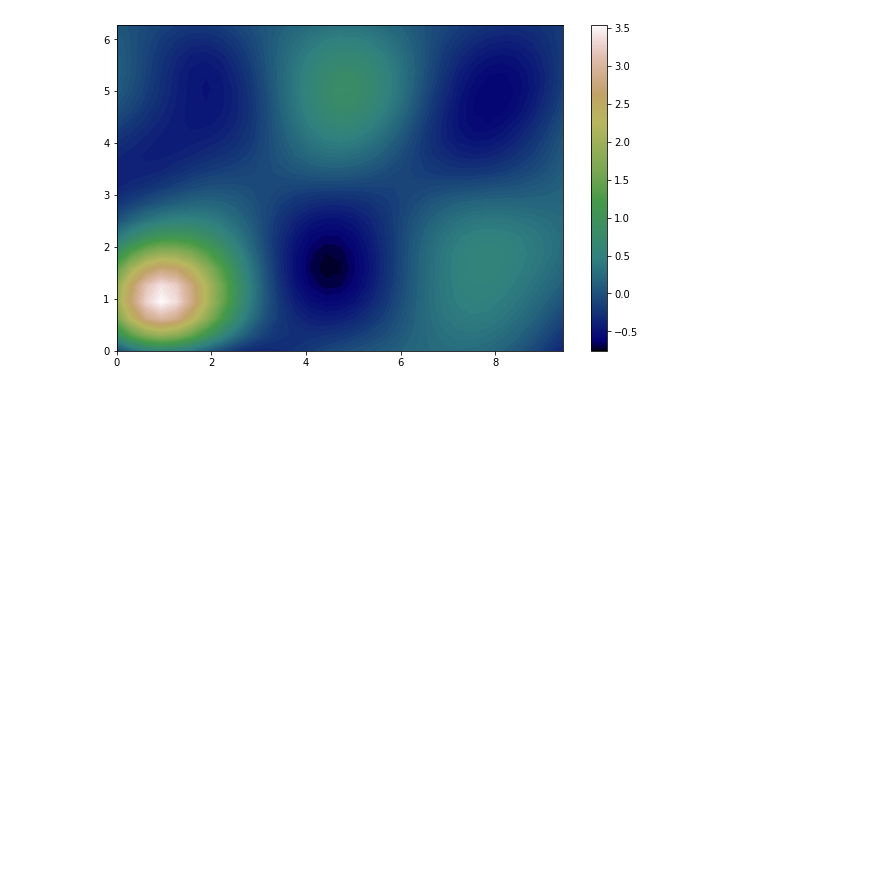
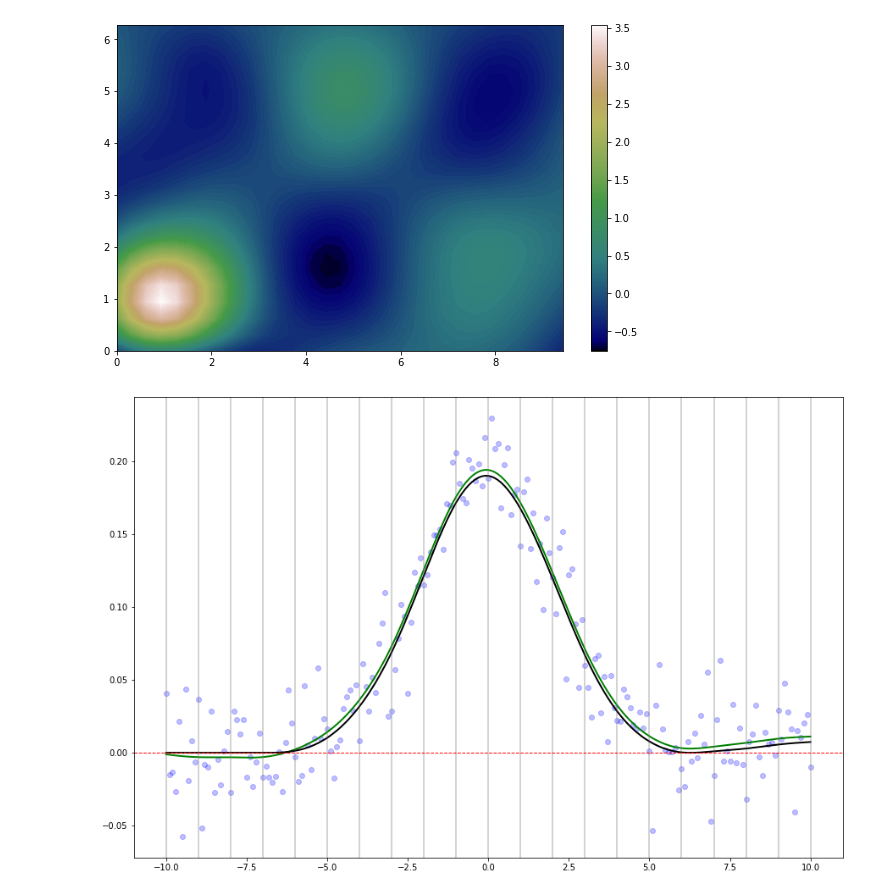
Before and after one commit to ManuelNavarroGarcia/cpsplines, a Jupyter notebook: examples/simulated_data.ipynb, the cells around one changed output. Cells and saved outputs as stored; diff of their text form; code cells hidden in the pictures; blank space fills up the shorter version.

Commit message:
include simulated example

```diff
--- a/examples/simulated_data.ipynb
+++ b/examples/simulated_data.ipynb
@@ -569,3 +570,37 @@ plot13 = plot_surfaces(
 # %% [output]
 [figure]
 [figure]
+# %%
+np.random.seed(1)
+x14 = np.linspace(-10, 10, 201)
+y14 = norm.pdf(x14,0,2) + np.random.normal(0, 0.025, 201)
+
+example14_1 = GridCPsplines(
+    deg=(3,),
+    ord_d=(2,),
+    n_int=(20,),
+    sp_args={"options": {"ftol": 1e-12}},
+    pdf_constraint=False
+)
+example14_1.fit(x=(x14,), y=y14)
+
+example14_2 = GridCPsplines(
+   deg=(3,),
+   ord_d=(2,),
+   n_int=(20,),
+   sp_args={"options": {"ftol": 1e-12}},
+   int_constraints={0:{0: {"+": 0.0}}},
+   pdf_constraint=True)
+example14_2.fit(x=(x14,), y=y14)
+
+plot14 = plot_curves(
+    fittings=(example14_1, example14_2),
+    col_curve=("g", "k"),
+    knot_positions=True,
+    constant_constraints=True,
+    x=(x14, ),
+    y=(y14, ),
+    col_pt=("b",),
+    alpha=0.25)
+# %% [output]
+[figure, added]
```
Also changed, not shown: parts of 1 cell of this notebook.
